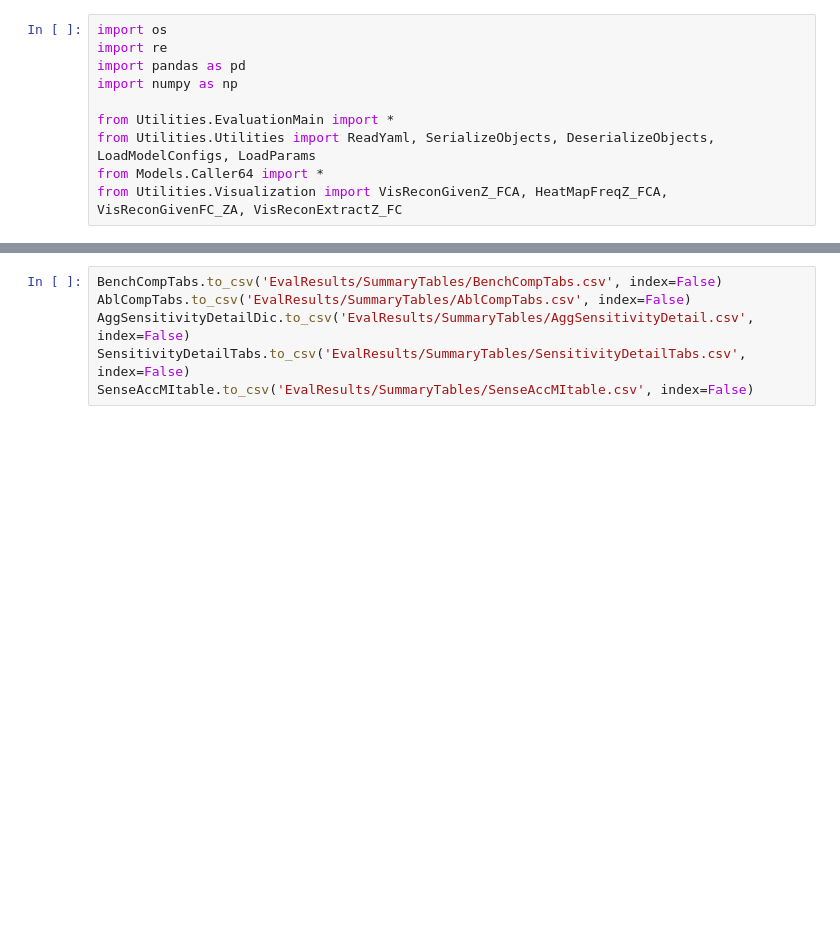
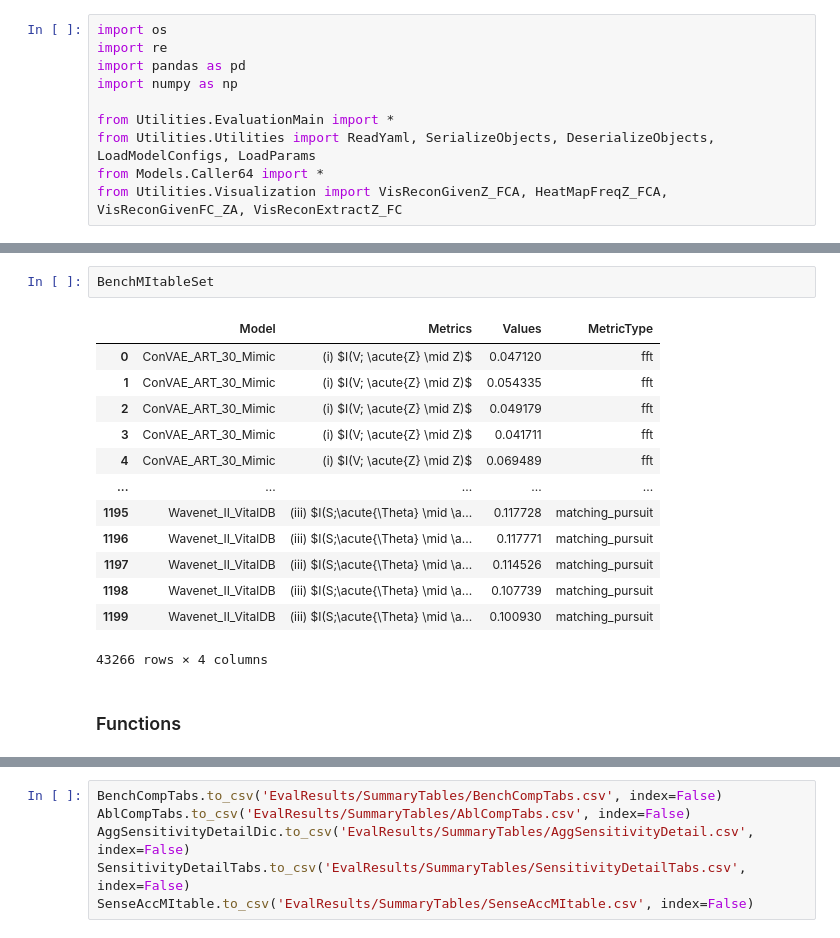
Before and after one commit to cherishleon/VABAM, a Jupyter notebook: Tables.ipynb, the cells around one changed output, grey strips where cells are left out. Drawn from its saved outputs; the diff is of its cells as text; blank space fills up the shorter version.

```diff
--- a/Tables.ipynb
+++ b/Tables.ipynb
@@ -111 +77,19 @@ BenchMItableSet['Metrics'] = BenchMItableSet['Metrics'].replace(metrics_map)
 MetricTypes = np.unique(MItableSet['MetricType']).tolist()
+# %%
+BenchMItableSet
+# %% [output]
+|  | Model | Metrics | Values | MetricType |
+| 0 | ConVAE_ART_30_Mimic | (i) $I(V; \acute{Z} \mid Z)$ | 0.047120 | fft |
+| 1 | ConVAE_ART_30_Mimic | (i) $I(V; \acute{Z} \mid Z)$ | 0.054335 | fft |
+| 2 | ConVAE_ART_30_Mimic | (i) $I(V; \acute{Z} \mid Z)$ | 0.049179 | fft |
+| 3 | ConVAE_ART_30_Mimic | (i) $I(V; \acute{Z} \mid Z)$ | 0.041711 | fft |
+| 4 | ConVAE_ART_30_Mimic | (i) $I(V; \acute{Z} \mid Z)$ | 0.069489 | fft |
+| ... | ... | ... | ... | ... |
+| 1195 | Wavenet_II_VitalDB | (iii) $I(S;\acute{\Theta} \mid \a... | 0.117728 | matching_pursuit |
+| 1196 | Wavenet_II_VitalDB | (iii) $I(S;\acute{\Theta} \mid \a... | 0.117771 | matching_pursuit |
+| 1197 | Wavenet_II_VitalDB | (iii) $I(S;\acute{\Theta} \mid \a... | 0.114526 | matching_pursuit |
+| 1198 | Wavenet_II_VitalDB | (iii) $I(S;\acute{\Theta} \mid \a... | 0.107739 | matching_pursuit |
+| 1199 | Wavenet_II_VitalDB | (iii) $I(S;\acute{\Theta} \mid \a... | 0.100930 | matching_pursuit |
+43266 rows × 4 columns
+# %% [markdown]
+### Functions
```
Also changed, not shown: parts of 17 cells of this notebook.
